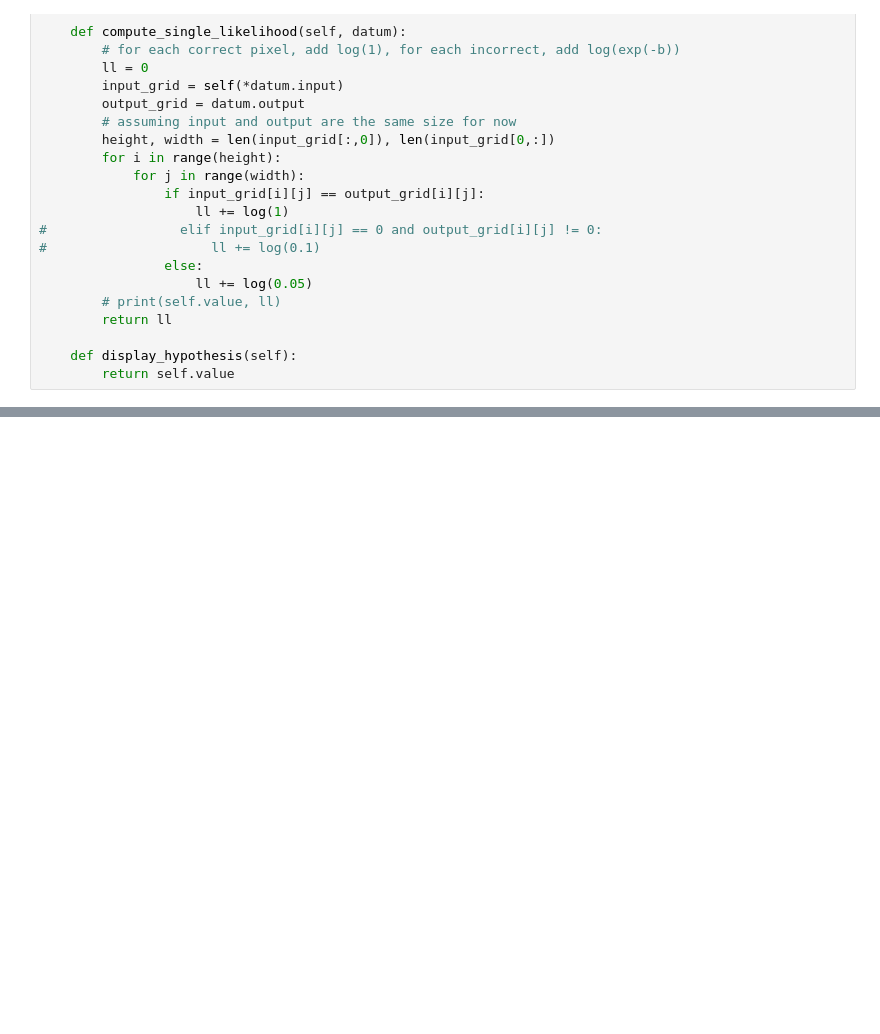
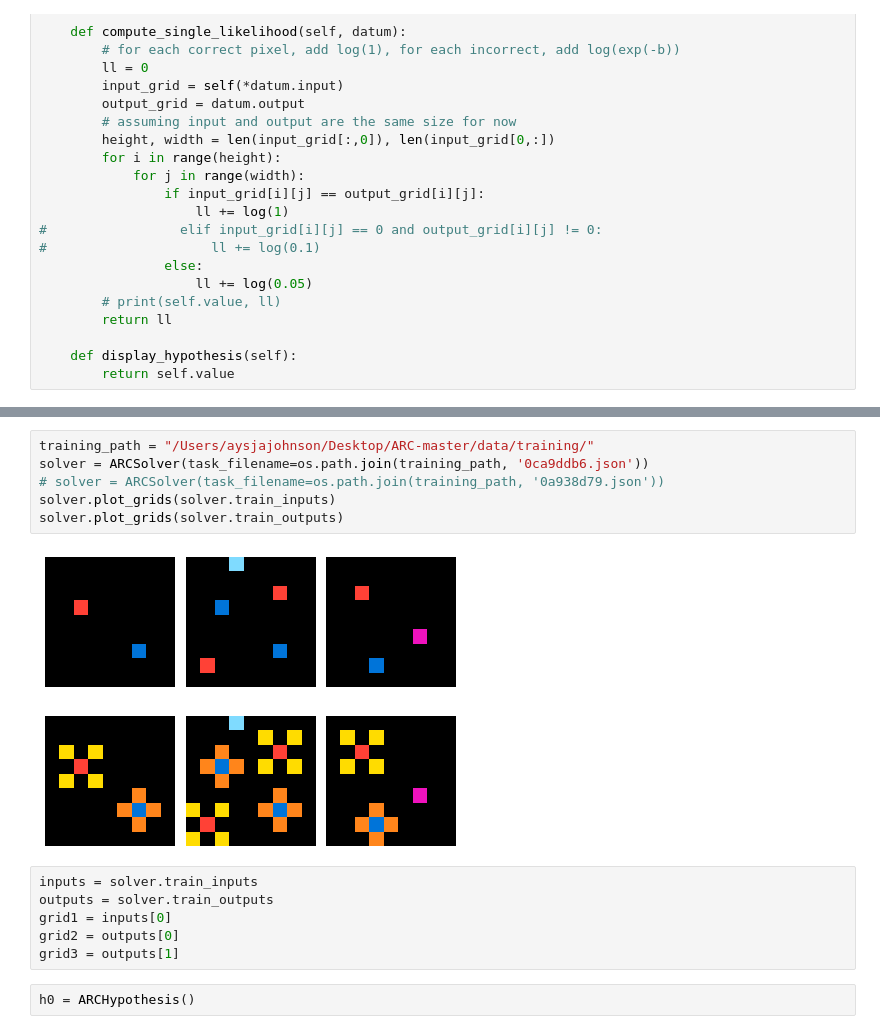
Before and after one commit to aysjajohnson/ARC, a Jupyter notebook: notebooks/ARC DSL.ipynb, the cells around one changed output, grey strips where cells are left out. Cells and saved outputs as stored; diff of their text form; blank space fills up the shorter version.

```diff
--- a/notebooks/ARC DSL.ipynb
+++ b/notebooks/ARC DSL.ipynb
@@ -169,3 +492,20 @@ def relative_positions(obj):
     for coord in obj:
         rel_obj.append([coord[0]-dx,coord[1]-dy, coord[2]])
     return rel_obj
+# %%
+training_path = "/Users/aysjajohnson/Desktop/ARC-master/data/training/"
+solver = ARCSolver(task_filename=os.path.join(training_path, '0ca9ddb6.json'))
+# solver = ARCSolver(task_filename=os.path.join(training_path, '0a938d79.json'))
+solver.plot_grids(solver.train_inputs)
+solver.plot_grids(solver.train_outputs)
+# %% [output]
+[figure, added]
+[figure, added]
+# %%
+inputs = solver.train_inputs
+outputs = solver.train_outputs
+grid1 = inputs[0]
+grid2 = outputs[0]
+grid3 = outputs[1]
+# %%
+h0 = ARCHypothesis()
```
Also changed, not shown: parts of 7 cells of this notebook.
